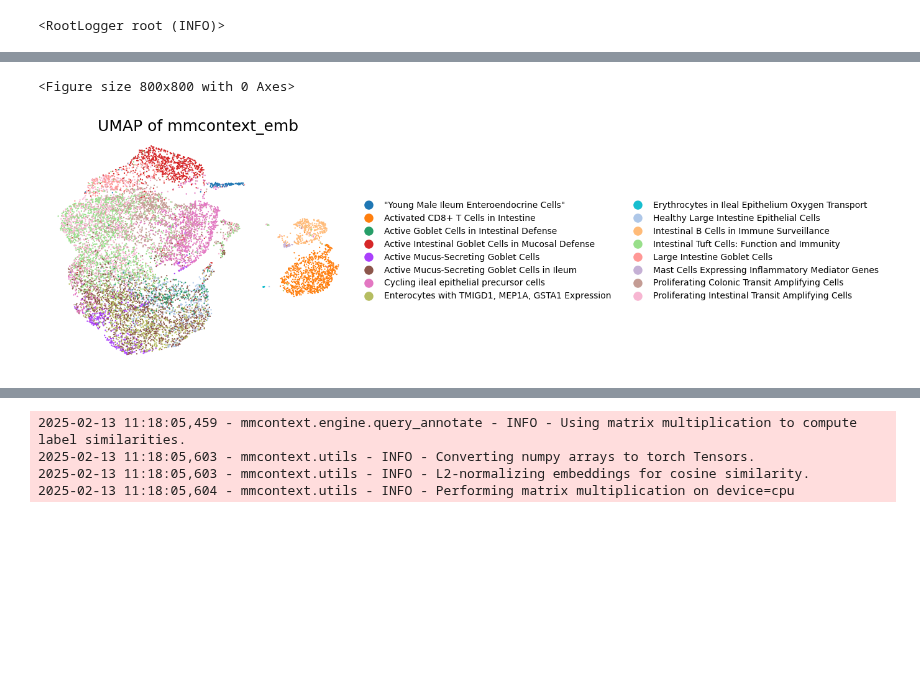
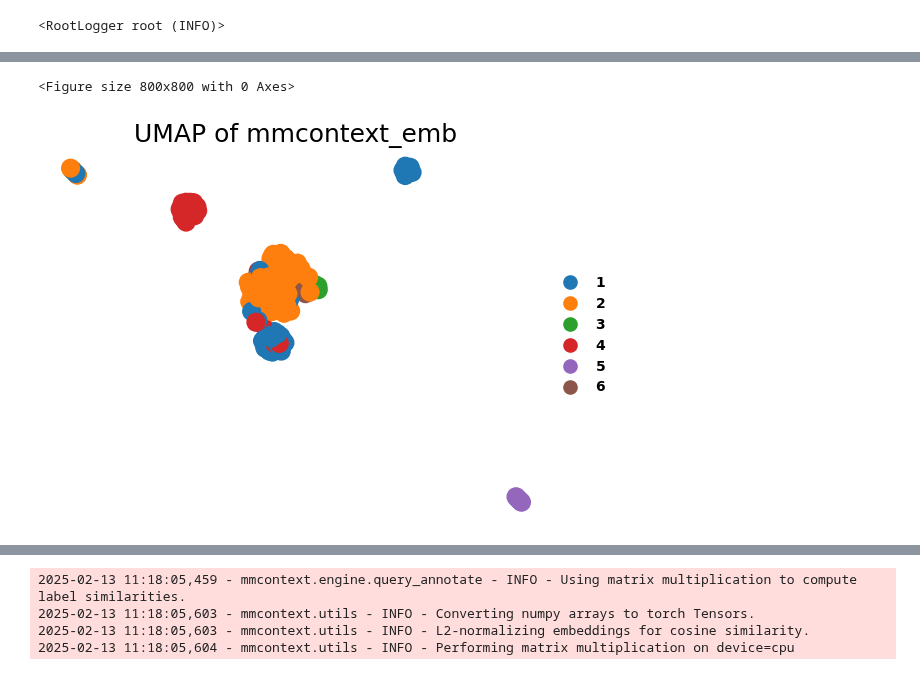
Before and after one commit to mengerj/mmcontext, a Jupyter notebook: exploratory/notebooks/mmcontext_train.ipynb, the cells around one changed output, grey strips where cells are left out. Saved outputs shown, nothing was run; the diff lists cells and outputs as text; code cells hidden in the pictures; blank space fills up the shorter version.

Commit message:
update notebook with functioning training locally. Add defaults for loss depending on datatype

```diff
--- a/exploratory/notebooks/mmcontext_train.ipynb
+++ b/exploratory/notebooks/mmcontext_train.ipynb
@@ -16,7 +16,7 @@ model = MMContextEncoder(
     text_encoder_name="pritamdeka/S-BioBert-snli-multinli-stsb",
     omics_input_dim=64,
     processor_obsm_key="X_scvi",
-    freeze_text_encoder=False,
+    freeze_text_encoder=True,
     unfreeze_last_n_layers=0,
 )
 # %% [output]
@@ -161,7 +150,9 @@ model.push_to_hub(repo_id="jo-mengr/mmcontext")
 # %%
 from datasets import load_dataset
 
-test_dataset = load_dataset("jo-mengr/bowel_disease_single")["train"]
+# test_dataset = load_dataset("jo-mengr/bowel_disease_single")["train"]
+dataset_name = "geo_7k_cellxgene_3_5k_multiplets"
+test_dataset = load_dataset(f"jo-mengr/{dataset_name}")["val"]
 # %%
 embeddings = model.encode(test_dataset["anndata_ref"])
 # %%
@@ -173,13 +164,17 @@ adata = load_test_adata_from_hf_dataset(test_dataset)
+# %%
+adata.obs["_scvi_batch"] = adata.obs["_scvi_batch"].astype("category")
 # %%
 # caption embeddings
-text_embeddings = model.encode(adata.obs["cluster_label"].values.tolist())
+text_embeddings = model.encode(adata.obs["natural_language_annotation"].values.tolist())
 # %%
 adata.obsm["mmcontext_emb"] = embeddings
 adata.obsm["mmcontext_text_emb"] = text_embeddings
 # %%
 # Visualise the embeddings
 from mmcontext.pl import plot_umap
+from mmcontext.pp.utils import consolidate_low_frequency_categories
 
-label_key = "cluster_label"
-plot_umap(adata, color_key=label_key, embedding_key="mmcontext_emb")
+label_key = "_scvi_batch"
+adata_cut = consolidate_low_frequency_categories(adata, ["cell_type"], threshold=5, remove=True)
+plot_umap(adata_cut, color_key=label_key, embedding_key="mmcontext_emb")
 # %% [output]
@@ -189,2 +183,2 @@ OMP: Info #276: omp_set_nested routine deprecated, please use omp_set_max_active
 <Figure size 800x800 with 0 Axes>
-[figure, old version]
+[figure, new version]
```
Also changed, not shown: parts of 11 cells of this notebook, 1 other file.
